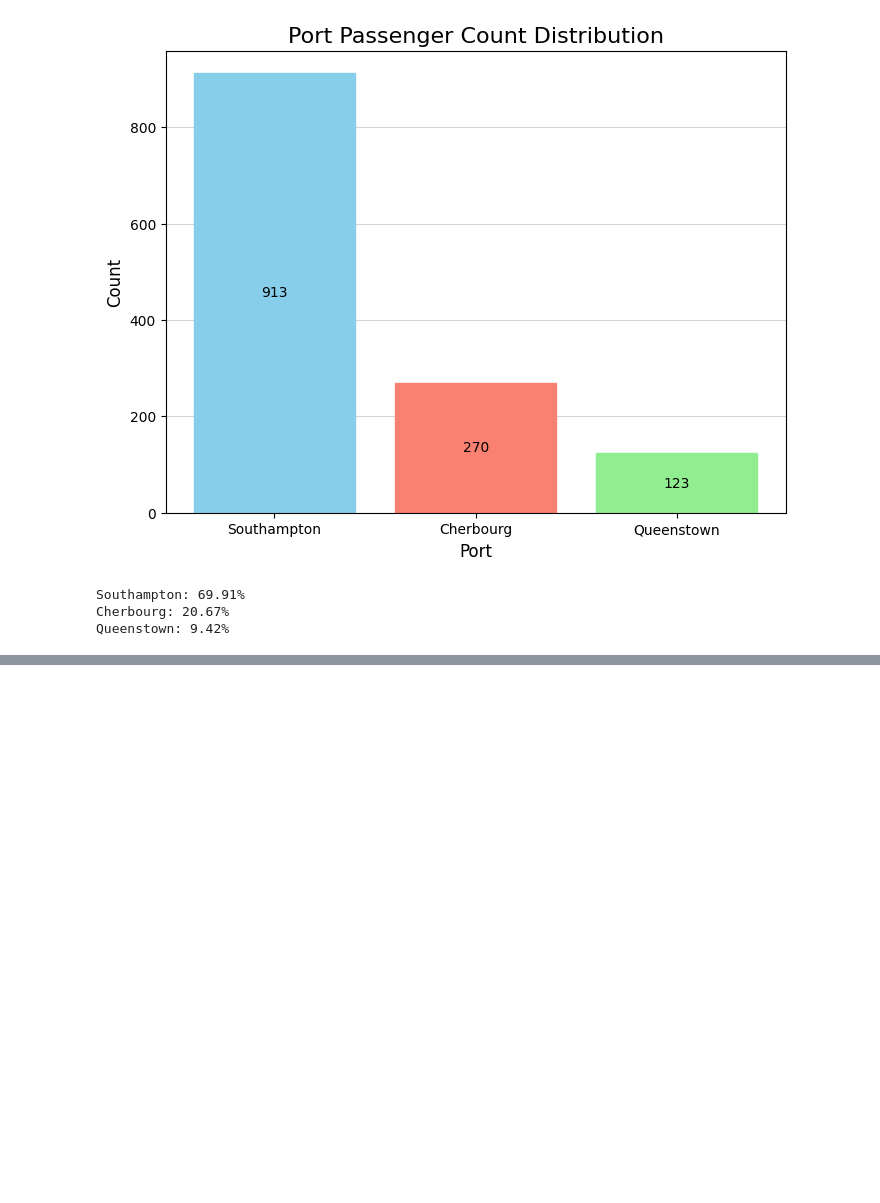
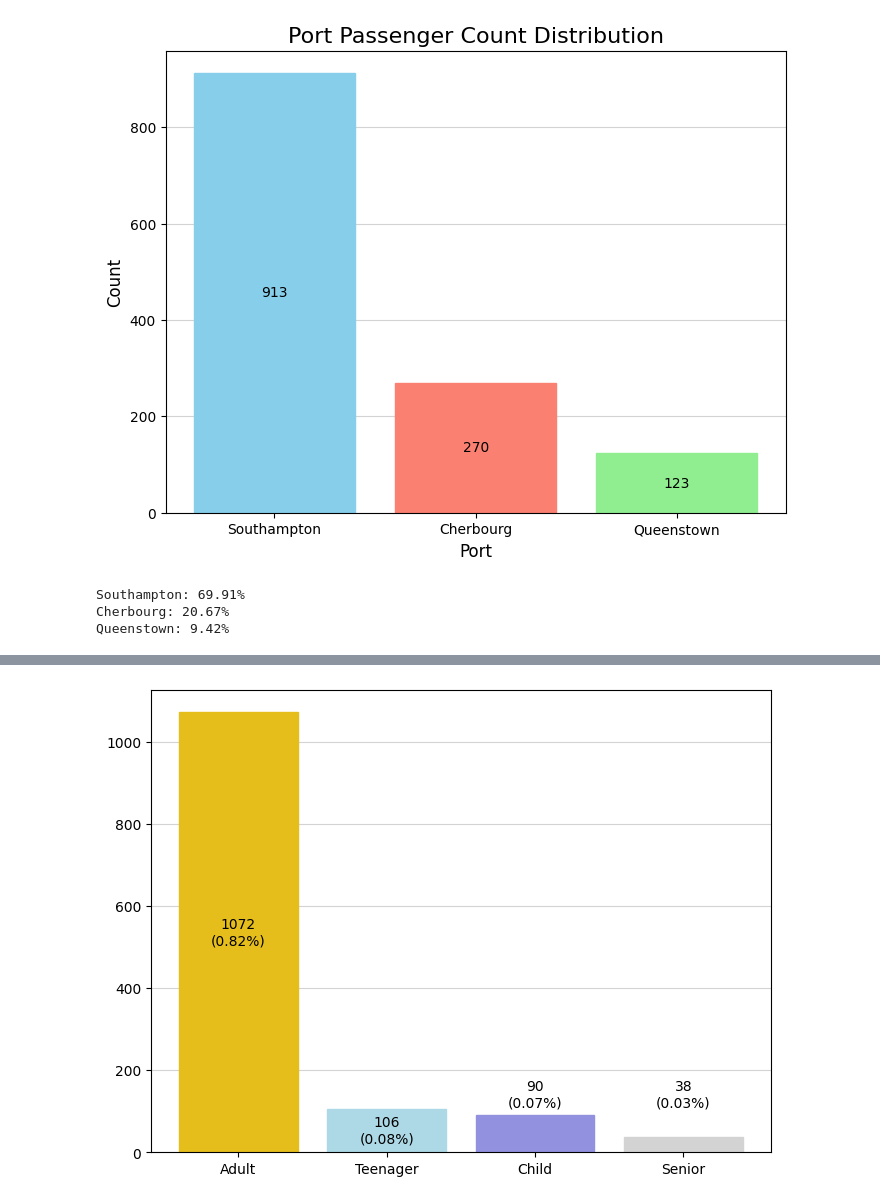
Before and after one commit to jordan5039/Titanic, a Jupyter notebook: notebooks/titanic_analysis.ipynb, the cells around one changed output, grey strips where cells are left out. Saved outputs shown, nothing was run; the diff lists cells and outputs as text; code cells hidden in the pictures; blank space fills up the shorter version.

```diff
--- a/notebooks/titanic_analysis.ipynb
+++ b/notebooks/titanic_analysis.ipynb
@@ -656,0 +713,21 @@ Queenstown: 9.42%
+# %%
+fig, ax = plt.subplots(figsize=(8,6))
+ax.grid(color='lightgrey', axis='y', zorder=1)
+
+age_group_values = df['Age Group'].value_counts()
+colors = ["#E6BE1C", 'lightblue', "#9191E0", 'lightgrey']
+
+bars = plt.bar(x=age_group_values.index.to_list(), height=age_group_values.values, color='lightblue', zorder=2)
+
+proportions = [round(x/len(df),2) for x in age_group_values.values]
+
+for i,bar in enumerate(bars):
+    bar.set_color(colors[i])
+    y_val = bar.get_height() / 2
+    x_val = (bar.get_width() / 2) + bar.get_x()
+    if y_val < 50:
+        ax.text(x_val,140,f'{bar.get_height()}\n({proportions[i]}%)', ha='center', va='center')
+    else:
+        ax.text(x_val,y_val,f'{bar.get_height()}\n({proportions[i]}%)', ha='center', va='center')
+# %% [output]
+[figure, added]
```
Also changed, not shown: parts of 7 cells of this notebook.
